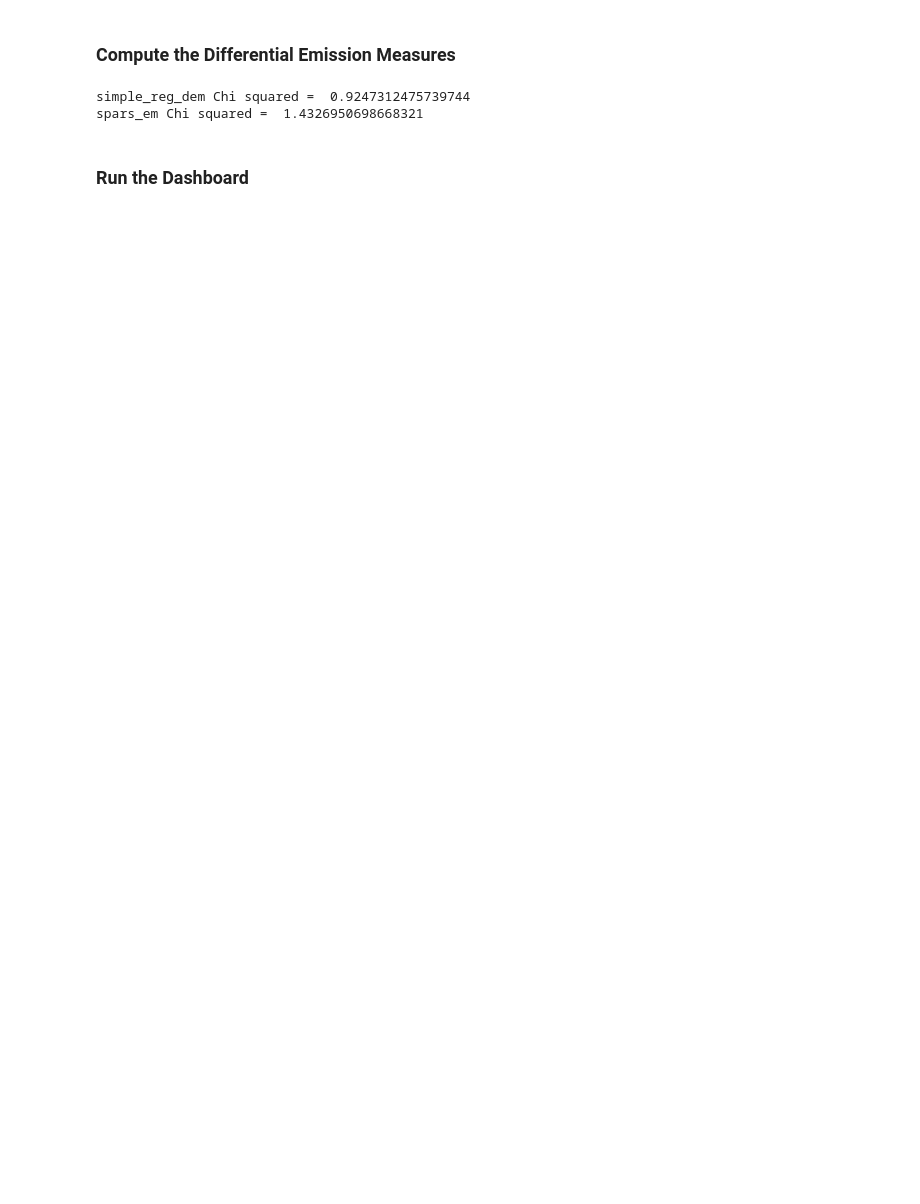
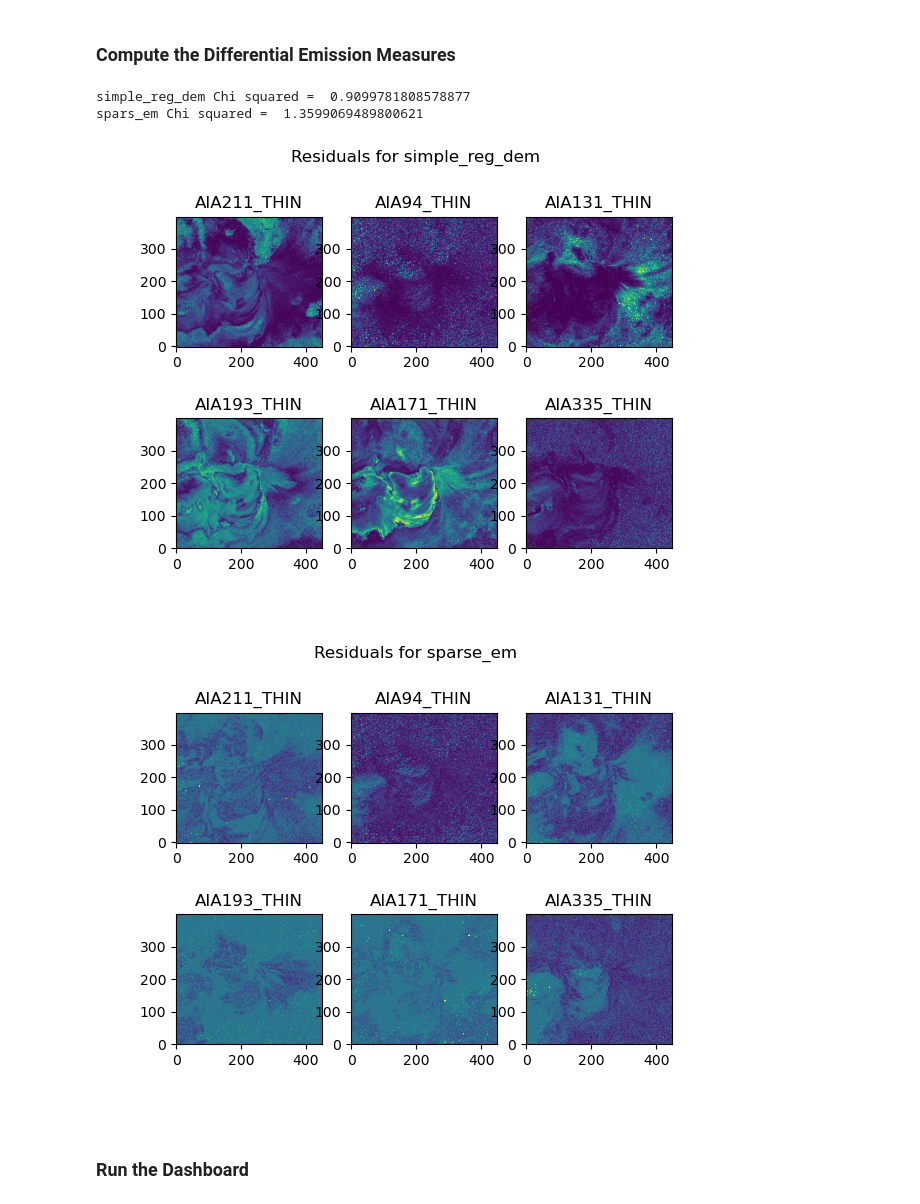
Before and after one commit to jeplowman/EMToolKit, a Jupyter notebook: EMToolKit_example[70].ipynb, the cells around one changed output. Drawn from its saved outputs; the diff is of its cells as text; code cells hidden in the pictures; blank space fills up the shorter version.

```diff
--- a/EMToolKit_example[70].ipynb
+++ b/EMToolKit_example[70].ipynb
@@ -183,20 +130,10 @@ em_collection.add_model(sparse_em_demsequence)
 # %%
+from EMToolKit.algorithms.simple_reg_dem_wrapper import autoloading_simple_reg_dem_wrapper
+
 # Compute the DEM for Plowman & Caspi simple_reg_dem method:
 # Make DEM sequence from the DEM and add it to the collection:
-pk_file = f'{sdo_data_dir}/simple_reg_demsequence.pkl'
-# if(('simple_reg_demsequence' in locals()) == False):
-
-if os.path.exists(pk_file) and not recalc_simple:
-    with open(pk_file, 'rb') as file:
-        (simple_reg_demsequence, simpl_out) = pickle.load(file)
-else:
-    tstart=time.time()
-    simpl_out = simple_reg_dem_wrapper(datasequence)
-    print('Simple method took',time.time()-tstart)
-    simple_reg_demsequence = emtk.dem_model(*simpl_out, simple_reg_dem_wrapper)
-    with open(pk_file, 'wb') as file:
-        pickle.dump((simple_reg_demsequence, simpl_out), file)
+simple_reg_demsequence, (simpl_coeffs, simpl_logts, simpl_bases, simpl_coords, simpl_algorithm) = \
+                            autoloading_simple_reg_dem_wrapper(datasequence, sdo_data_dir, recalc_simple)
 
 em_collection.add_model(simple_reg_demsequence)
-simpl_coeffs, simpl_logts, simpl_bases, simpl_coords, simpl_algorithm = simpl_out
-# print(simpl_out)
+simpl_synthdata = em_collection.synthesize_data(trlogts,tresps,algorithm=simpl_algorithm)
@@ -207,22 +140,16 @@ simpl_synthdata = em_collection.synthesize_data(trlogts,tresps,algorithm=simpl_a
 # %%
-def calc_resids(synthdata, em_collection):# Calculate the residuals and Chi squared:
-    ndata = len(synthdata)
-    resids = []
-    datasequence = em_collection.data()
-    chi2 = 0
-    [nx,ny] = datasequence[0].data.shape
-    for seq in datasequence: [nx,ny] = [np.min([seq.data.shape[0],nx]),np.min([seq.data.shape[1],ny])]
-    for i in range(0,ndata):
-        exptime = datasequence[i].meta['exptime']
-        nx = np.min([synthdata[i].data.shape[0],datasequence[i].data.shape[0],datasequence[i].uncertainty.array.shape[0]])
-        ny = np.min([synthdata[i].data.shape[1],datasequence[i].data.shape[1],datasequence[i].uncertainty.array.shape[1]])
-        resids.append(((exptime*synthdata[i].data[0:nx,0:ny]-datasequence[i].data[0:nx,0:ny])/datasequence[i].uncertainty.array[0:nx,0:ny])**2)
-        chi2 += np.mean(resids)/ndata
-    return resids, chi2
-
+from EMToolKit.util import calc_resids, plot_resids
 spars_resids, spars_chi2 = calc_resids(spars_synthdata,em_collection)
 simpl_resids, simpl_chi2 = calc_resids(simpl_synthdata,em_collection)
 print('simple_reg_dem Chi squared = ',simpl_chi2, '\nspars_em Chi squared = ',spars_chi2)
+
+do_resid_plots = True
+if do_resid_plots:
+    # Plot Residuals:
+        plot_resids(em_collection, simpl_resids,simpl_algorithm)
+        plot_resids(em_collection, spars_resids,spars_algorithm)
 # %% [output]
-simple_reg_dem Chi squared =  0.9247312475739744
-spars_em Chi squared =  1.4326950698668321
+simple_reg_dem Chi squared =  0.9099781808578877
+spars_em Chi squared =  1.3599069489800621
+[figure, added]
+[figure, added]
```
Also changed, not shown: parts of 12 cells of this notebook, 7 other files.
